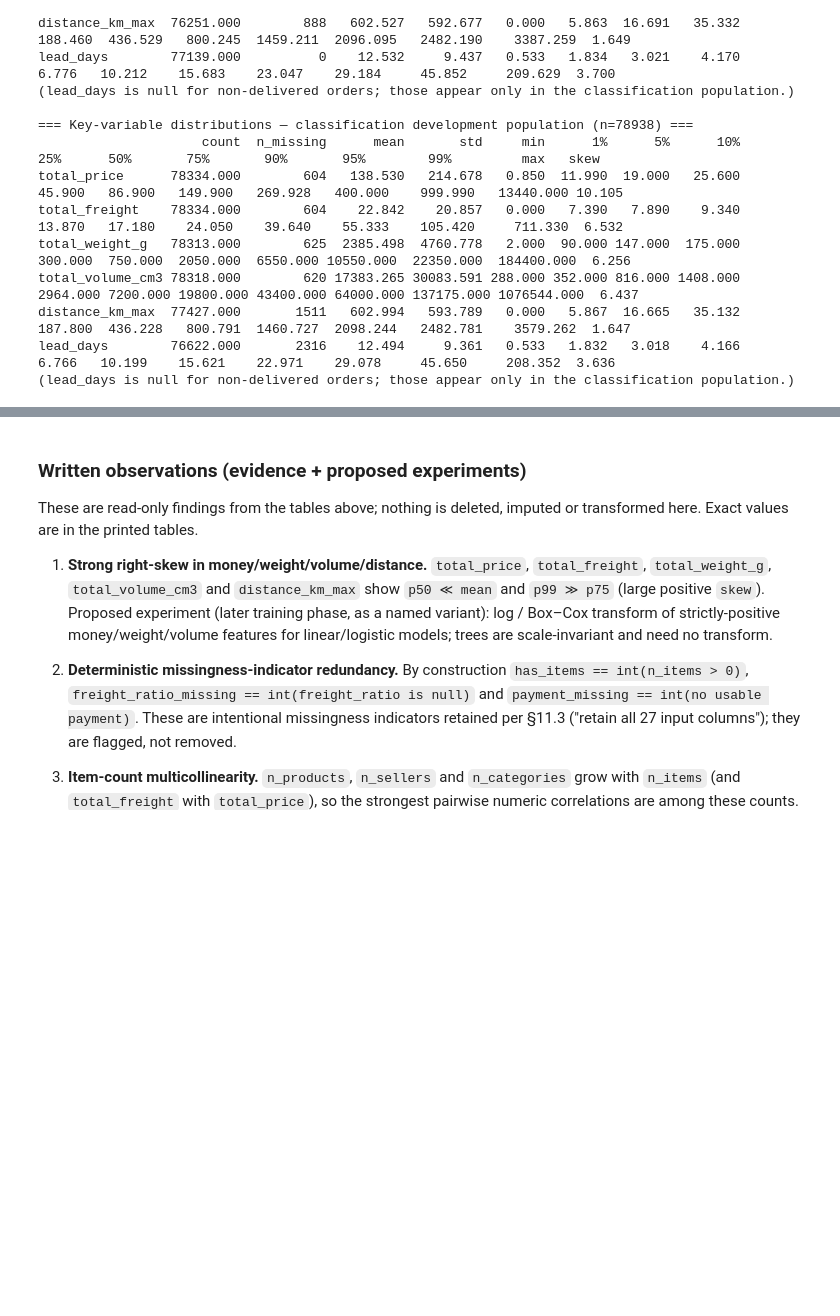
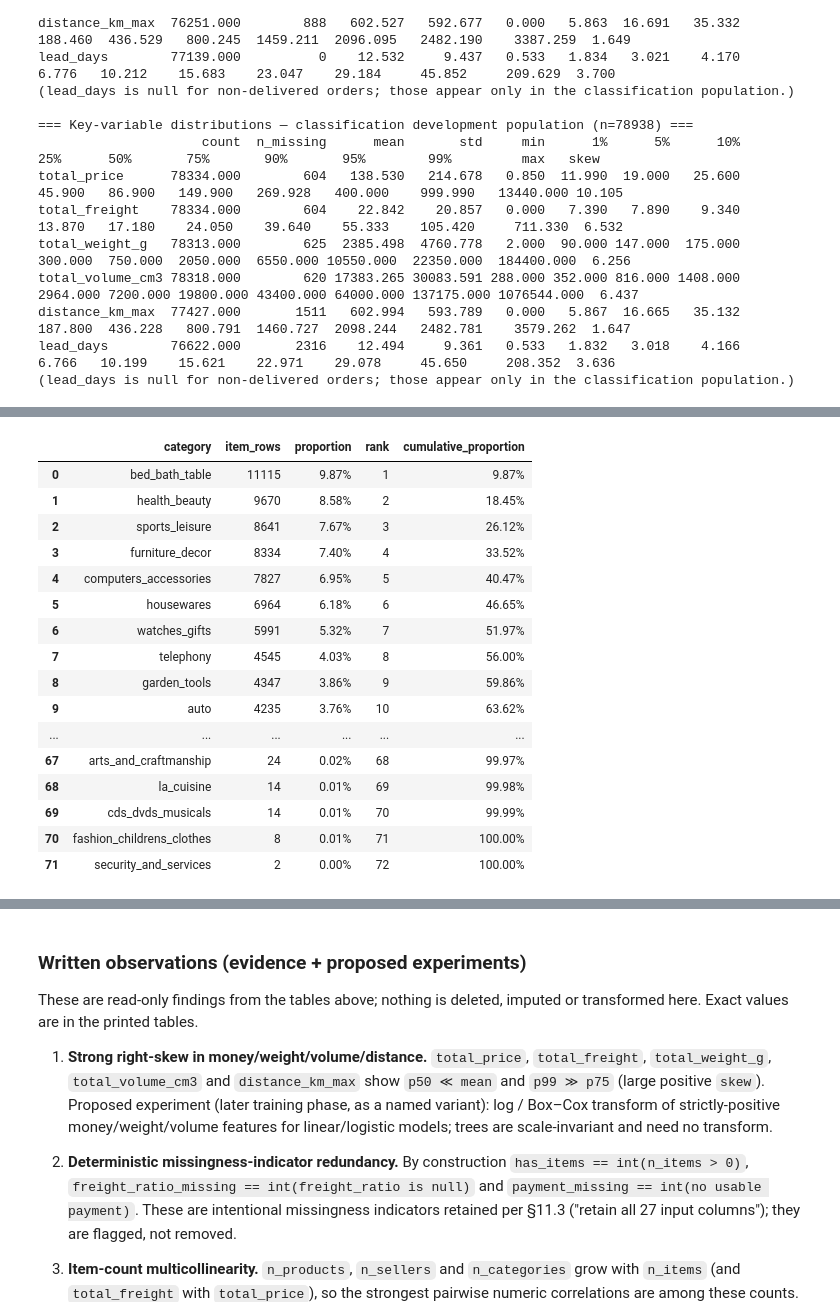
Before and after one commit to wuqianzong/Team11_IT5006_Ecommerce_Analytics_AY2627Sem1, a Jupyter notebook: notebooks/04_ml_feature_engineering.ipynb, the cells around one changed output, grey strips where cells are left out. Saved outputs shown, nothing was run; the diff lists cells and outputs as text; code cells hidden in the pictures; blank space fills up the shorter version.

```diff
--- a/notebooks/04_ml_feature_engineering.ipynb
+++ b/notebooks/04_ml_feature_engineering.ipynb
@@ -406,7 +420,7 @@ n_payment_methods         78938.000          0     1.023     0.150   0.000   1.0
 payment_missing           78938.000          0     0.000     0.006   0.000   0.000   0.000    0.000    0.000    0.000     0.000     0.000     0.000      0.000       1.000         0
 # %%
 # Category frequencies + class counts/proportions, per population.
-def freq(df, col, top=8):
+def freq(df, col, top=12):
     vc = df[col].value_counts(dropna=False)
     t = pd.DataFrame({"count": vc, "proportion": vc / len(df)})
     return t.head(top)
@@ -545,0 +1038,20 @@ n_products freight_ratio_missing     0.375
+# %%
+display(display_categories)
+# %% [output]
+|  | category | item_rows | proportion | rank | cumulative_proportion |
+| 0 | bed_bath_table | 11115 | 9.87% | 1 | 9.87% |
+| 1 | health_beauty | 9670 | 8.58% | 2 | 18.45% |
+| 2 | sports_leisure | 8641 | 7.67% | 3 | 26.12% |
+| 3 | furniture_decor | 8334 | 7.40% | 4 | 33.52% |
+| 4 | computers_accessories | 7827 | 6.95% | 5 | 40.47% |
+| 5 | housewares | 6964 | 6.18% | 6 | 46.65% |
+| 6 | watches_gifts | 5991 | 5.32% | 7 | 51.97% |
+| 7 | telephony | 4545 | 4.03% | 8 | 56.00% |
+| 8 | garden_tools | 4347 | 3.86% | 9 | 59.86% |
+| 9 | auto | 4235 | 3.76% | 10 | 63.62% |
+| ... | ... | ... | ... | ... | ... |
+| 67 | arts_and_craftmanship | 24 | 0.02% | 68 | 99.97% |
+| 68 | la_cuisine | 14 | 0.01% | 69 | 99.98% |
+| 69 | cds_dvds_musicals | 14 | 0.01% | 70 | 99.99% |
+| 70 | fashion_childrens_clothes | 8 | 0.01% | 71 | 100.00% |
+| 71 | security_and_services | 2 | 0.00% | 72 | 100.00% |
```
Also changed, not shown: parts of 17 cells of this notebook, 4 other files.
